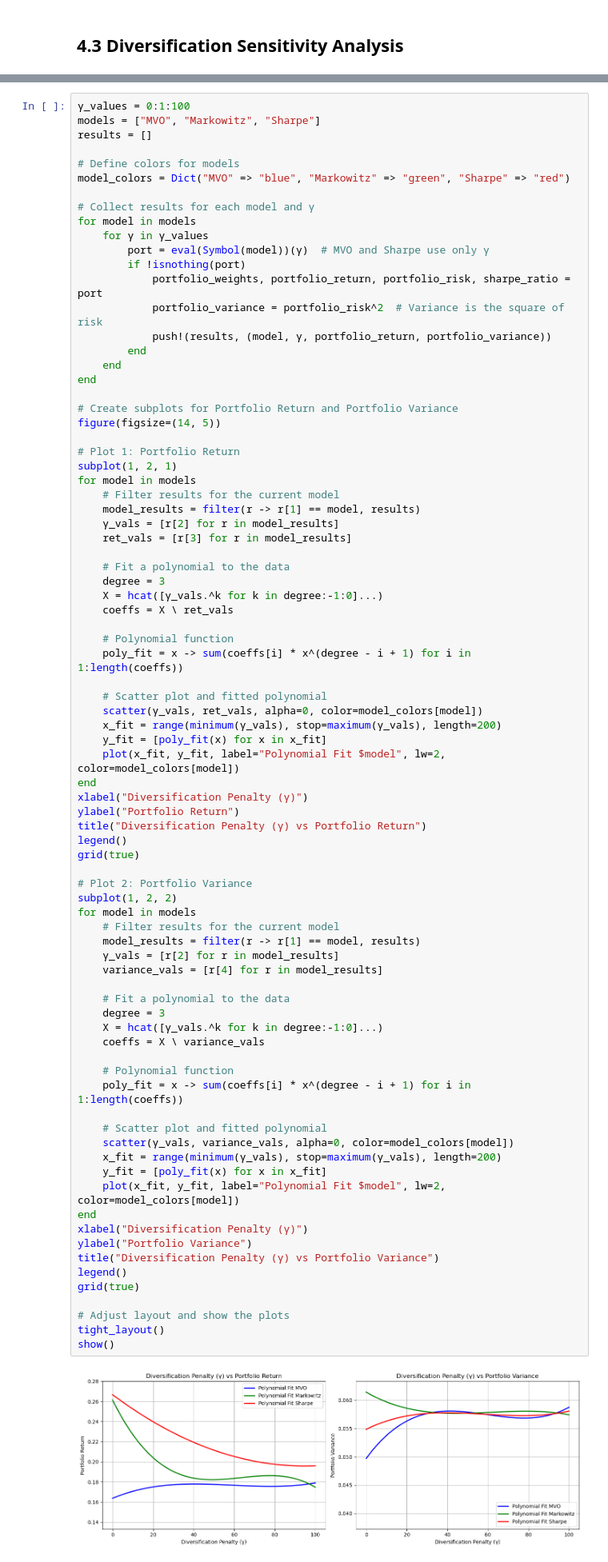
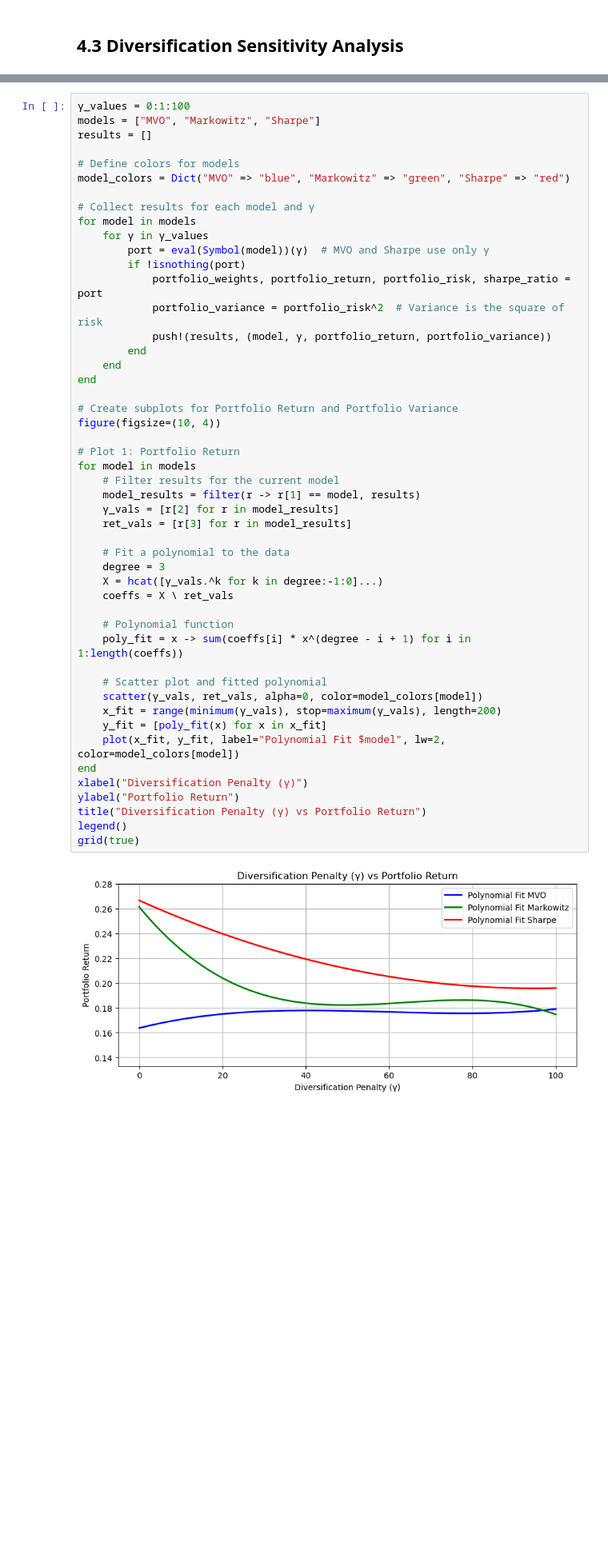
Before and after one commit to VPhilavong/Portfolio-Optimization-Julia, a Jupyter notebook: Project_Portfolio_Optimization.ipynb, the cells around one changed output, grey strips where cells are left out. Shown at 80% size. Cells and saved outputs as stored; diff of their text form; blank space fills up the shorter version.

```diff
--- a/Project_Portfolio_Optimization.ipynb
+++ b/Project_Portfolio_Optimization.ipynb
@@ -617,66 +574,33 @@ for model in models
 end
 
 # Create subplots for Portfolio Return and Portfolio Variance
-figure(figsize=(14, 5))
+figure(figsize=(10, 4))
 
 # Plot 1: Portfolio Return
-subplot(1, 2, 1)
 for model in models
     # Filter results for the current model
     model_results = filter(r -> r[1] == model, results)
     γ_vals = [r[2] for r in model_results]
     ret_vals = [r[3] for r in model_results]
 
     # Fit a polynomial to the data
     degree = 3
     X = hcat([γ_vals.^k for k in degree:-1:0]...)
     coeffs = X \ ret_vals
 
     # Polynomial function
     poly_fit = x -> sum(coeffs[i] * x^(degree - i + 1) for i in 1:length(coeffs))
 
     # Scatter plot and fitted polynomial
     scatter(γ_vals, ret_vals, alpha=0, color=model_colors[model])
     x_fit = range(minimum(γ_vals), stop=maximum(γ_vals), length=200)
     y_fit = [poly_fit(x) for x in x_fit]
     plot(x_fit, y_fit, label="Polynomial Fit $model", lw=2, color=model_colors[model])
 end
 xlabel("Diversification Penalty (γ)")
 ylabel("Portfolio Return")
 title("Diversification Penalty (γ) vs Portfolio Return")
 legend()
 grid(true)
-
-# Plot 2: Portfolio Variance
-subplot(1, 2, 2)
-for model in models
-    # Filter results for the current model
-    model_results = filter(r -> r[1] == model, results)
-    γ_vals = [r[2] for r in model_results]
-    variance_vals = [r[4] for r in model_results]
-
-    # Fit a polynomial to the data
-    degree = 3
-    X = hcat([γ_vals.^k for k in degree:-1:0]...)
-    coeffs = X \ variance_vals
-
-    # Polynomial function
-    poly_fit = x -> sum(coeffs[i] * x^(degree - i + 1) for i in 1:length(coeffs))
-
-    # Scatter plot and fitted polynomial
-    scatter(γ_vals, variance_vals, alpha=0, color=model_colors[model])
-    x_fit = range(minimum(γ_vals), stop=maximum(γ_vals), length=200)
-    y_fit = [poly_fit(x) for x in x_fit]
-    plot(x_fit, y_fit, label="Polynomial Fit $model", lw=2, color=model_colors[model])
-end
-xlabel("Diversification Penalty (γ)")
-ylabel("Portfolio Variance")
-title("Diversification Penalty (γ) vs Portfolio Variance")
-legend()
-grid(true)
-
-# Adjust layout and show the plots
-tight_layout()
-show()
 # %% [output]
-[figure, old version]
+[figure, new version]
```
Also changed, not shown: parts of 26 cells of this notebook, 10 other files.
